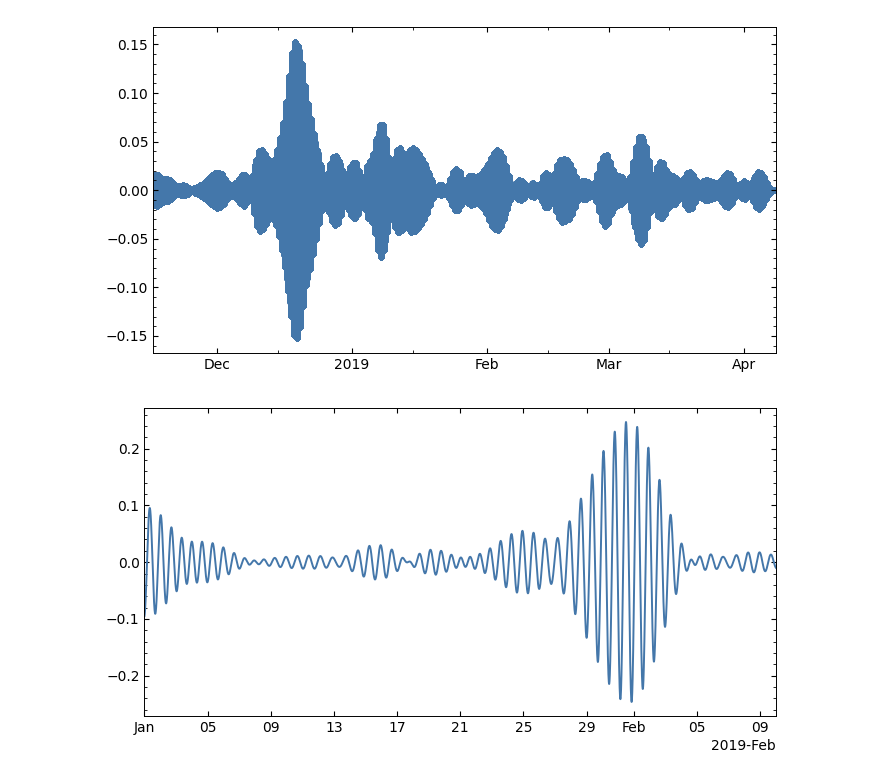
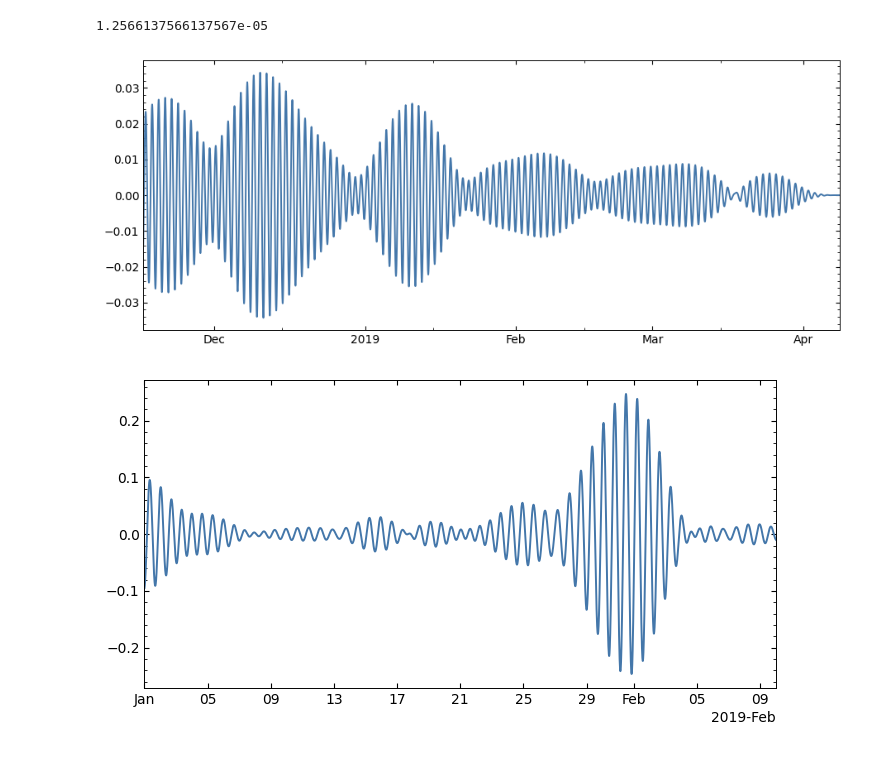
Before and after one commit to manufrn/TFG, a Jupyter notebook: notebooks/main_analysis/AGL_2018116_near_inertial_band.ipynb, the cells around one changed output. Drawn from its saved outputs; the diff is of its cells as text; code cells hidden in the pictures.

```diff
--- a/notebooks/main_analysis/AGL_2018116_near_inertial_band.ipynb
+++ b/notebooks/main_analysis/AGL_2018116_near_inertial_band.ipynb
@@ -29,7 +29,7 @@ coriolis_freq_cpd = coriolis_freq_cps*60*60*24
 # %%
 class bandpass_column:
 
-    def compute(self, data_chain):
+    def compute(self, data_chain, low, hi):
         for depth in data_chain.depth.data:
             temp =data_chain.temp.sel(depth=depth)
             if depth == 48:
@@ -39,7 +39,7 @@ class bandpass_column:
             else:
                 interval = 1/5
             bandpass = bandpass_filter(temp, chain_data.date,
-                                           interval, coriolis_freq_cps*0.9, coriolis_freq_cps*1.15)
+                                           interval, low, hi)
 
             setattr(self, 'd' + str(depth), bandpass)
 # %%
@@ -48,3 +50,13 @@ bandpas_col.compute(chain_data)
+# %%
+cps = period_to_freq(32, 'h')
+low = cps*0.95
+high = cps*1.05
+bandpas_col = bandpass_column()
+bandpas_col.compute(chain_data, low, high)
+# %%
+low
+# %% [output]
+1.2566137566137567e-05
 # %%
 def plot_bandpass_col(data_chain, instance):
     gs = plt.GridSPec(2, 7)
@@ -53,9 +65,9 @@ def plot_bandpass_col(data_chain, instance):
         series = getattr(instance, 'd' + str(depth))
         ax.plot(series)
 # %%
-plot_arbitrary_variable(bandpas_col.d126, type='plot')
+plot_arbitrary_variable(bandpas_col.d53, kind='plot')
 # %% [output]
-[figure, old version]
+[figure, new version]
 # %%
 plot_arbitrary_variable(bandpas_col.d176, period=[datetime(2019, 1, 1), datetime(2019, 2, 10)], type='plot')
 # %% [output]
```
Also changed, not shown: parts of 5 cells of this notebook, 20 other files.
